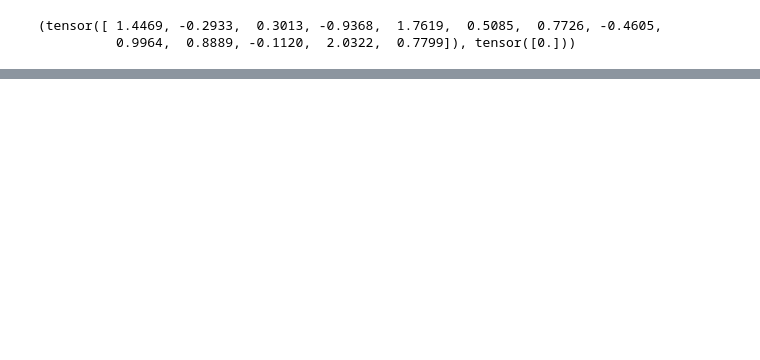
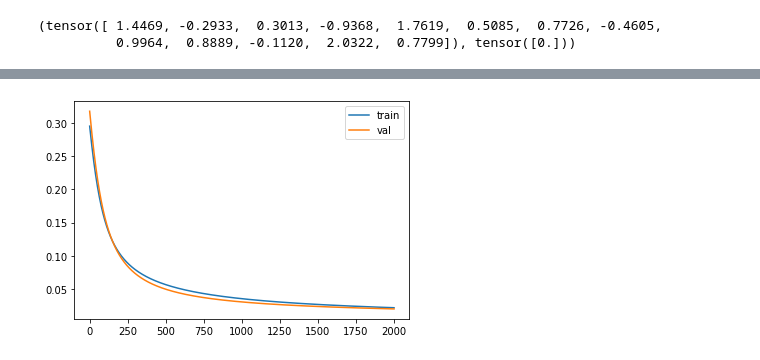
Before and after one commit to leehyunggeunkeun/inha, a Jupyter notebook: pytorch_0420_이진분류.ipynb, the cells around one changed output, grey strips where cells are left out. Cells and saved outputs as stored; diff of their text form; code cells hidden in the pictures; blank space fills up the shorter version.

```diff
--- a/pytorch_0420_이진분류.ipynb
+++ b/pytorch_0420_이진분류.ipynb
@@ -132,0 +132,11 @@ dataloader=DataLoader(dataset,batch_size=len(dataset))
+# %%
+dataset=Wine()
+
+train_val_ratio=0.8
+train_size=int(len(dataset)*train_val_ratio)
+val_size=len(dataset)-train_size
+print(train_size,val_size)
+
+
+train_dataset, val_dataset = torch.utils.data.random_split(dataset,[train_size,val_size])
+print(len(train_dataset), len(val_dataset))
@@ -192,0 +235,7 @@ Epoch 1000/1000 Cost: 0.094087 Accuracy 99.23%
+# %%
+plt.plot(train_losses, label='train')
+plt.plot(val_losses, label='val')
+plt.legend()
+plt.show()
+# %% [output]
+[figure, added]
```
Also changed, not shown: parts of 10 cells of this notebook.
